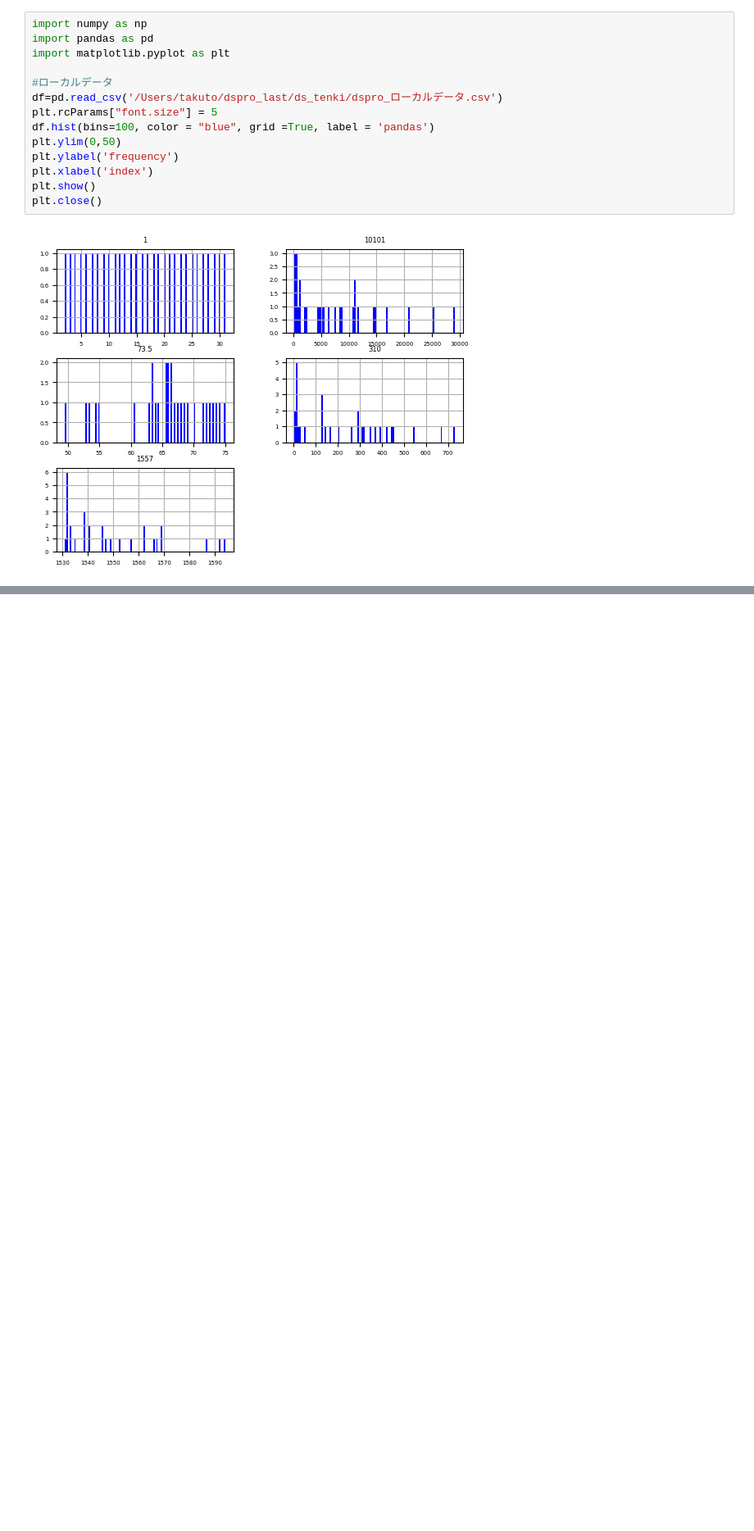
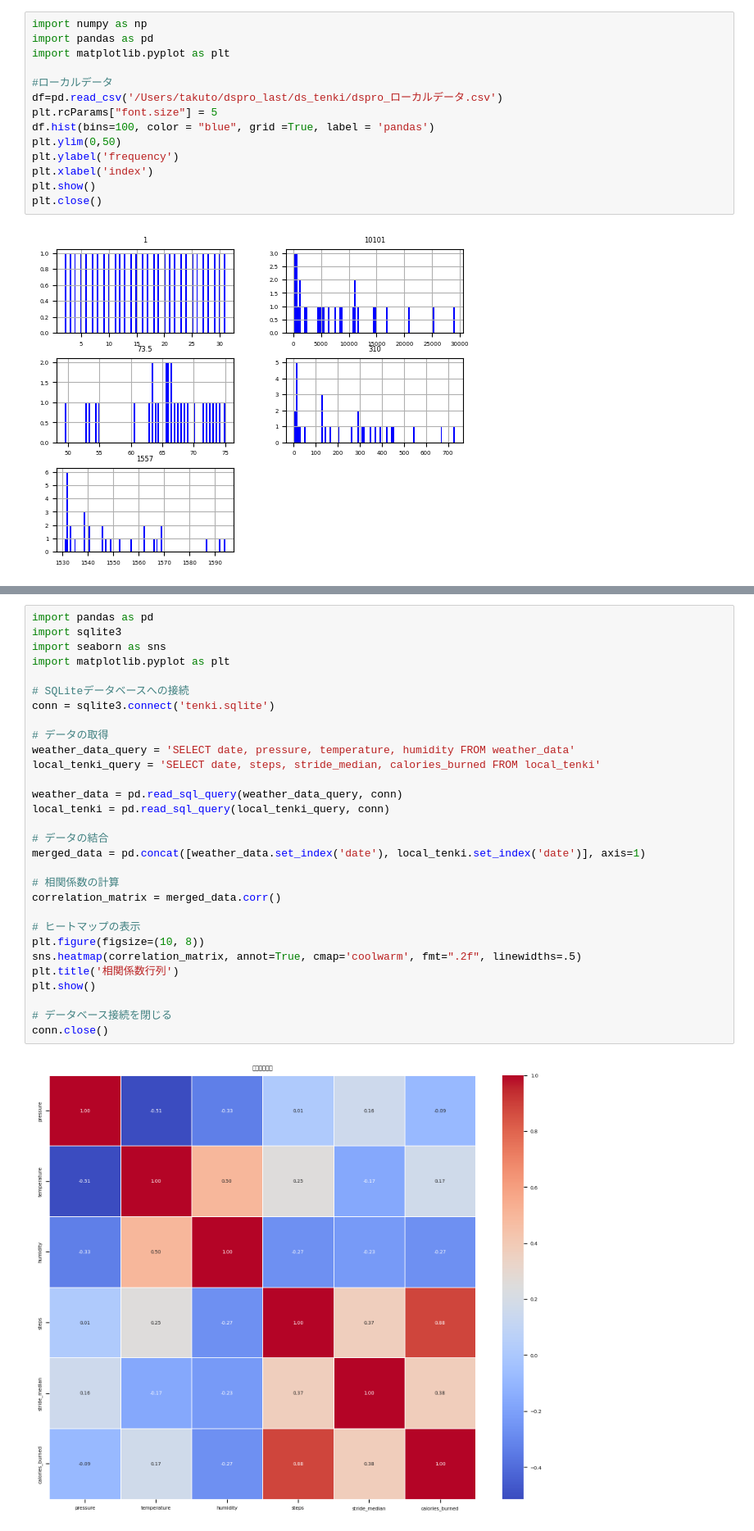
Before and after one commit to 2322051/dspro_last, a Jupyter notebook: ds_tenki/dspro_bunseki.ipynb, the cells around one changed output, grey strips where cells are left out. Shown at 82% size. Drawn from its saved outputs; the diff is of its cells as text; blank space fills up the shorter version.

```diff
--- a/ds_tenki/dspro_bunseki.ipynb
+++ b/ds_tenki/dspro_bunseki.ipynb
@@ -87,0 +109,32 @@ plt.close()
+# %%
+import pandas as pd
+import sqlite3
+import seaborn as sns
+import matplotlib.pyplot as plt
+
+# SQLiteデータベースへの接続
+conn = sqlite3.connect('tenki.sqlite')
+
+# データの取得
+weather_data_query = 'SELECT date, pressure, temperature, humidity FROM weather_data'
+local_tenki_query = 'SELECT date, steps, stride_median, calories_burned FROM local_tenki'
+
+weather_data = pd.read_sql_query(weather_data_query, conn)
+local_tenki = pd.read_sql_query(local_tenki_query, conn)
+
+# データの結合
+merged_data = pd.concat([weather_data.set_index('date'), local_tenki.set_index('date')], axis=1)
+
+# 相関係数の計算
+correlation_matrix = merged_data.corr()
+
+# ヒートマップの表示
+plt.figure(figsize=(10, 8))
+sns.heatmap(correlation_matrix, annot=True, cmap='coolwarm', fmt=".2f", linewidths=.5)
+plt.title('相関係数行列')
+plt.show()
+
+# データベース接続を閉じる
+conn.close()
+# %% [output]
+[figure, added]
```
Also changed, not shown: parts of 6 cells of this notebook, 1 other file.
